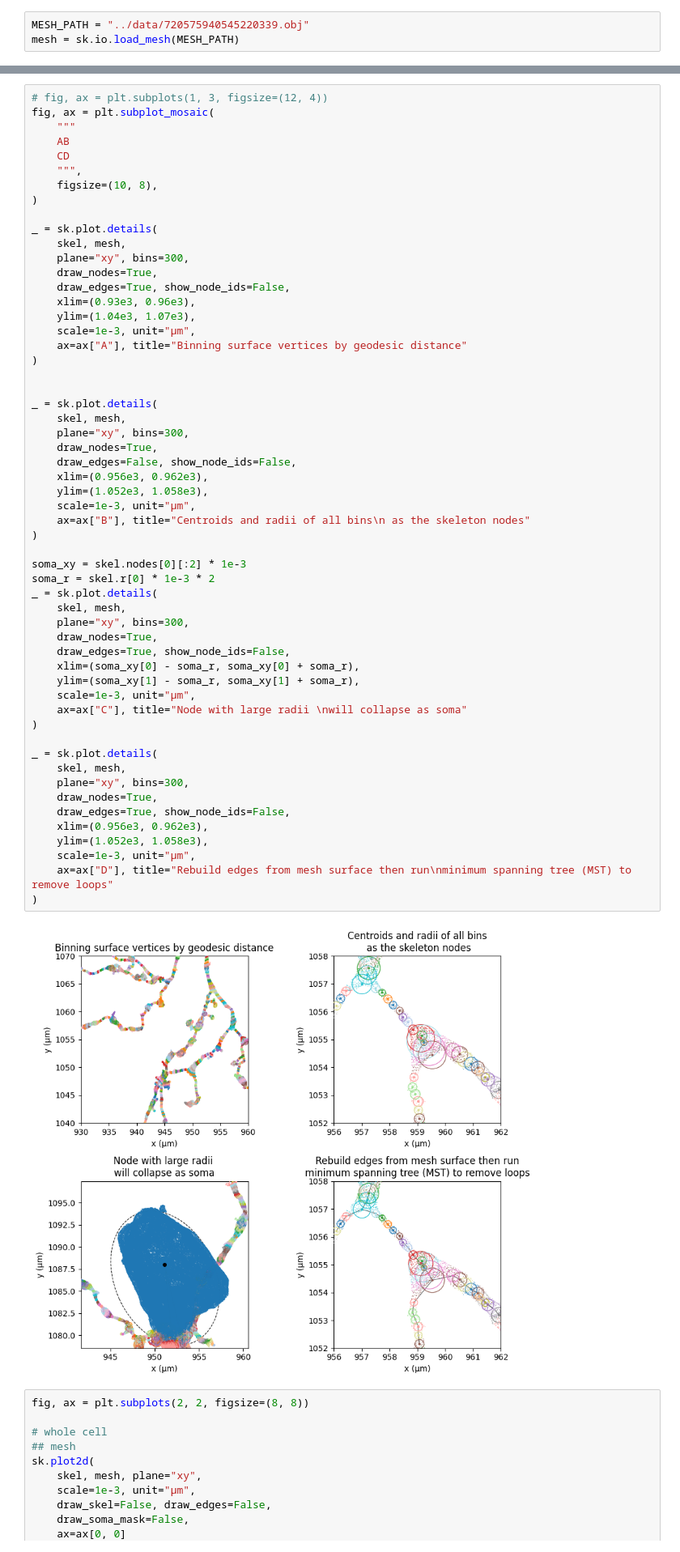
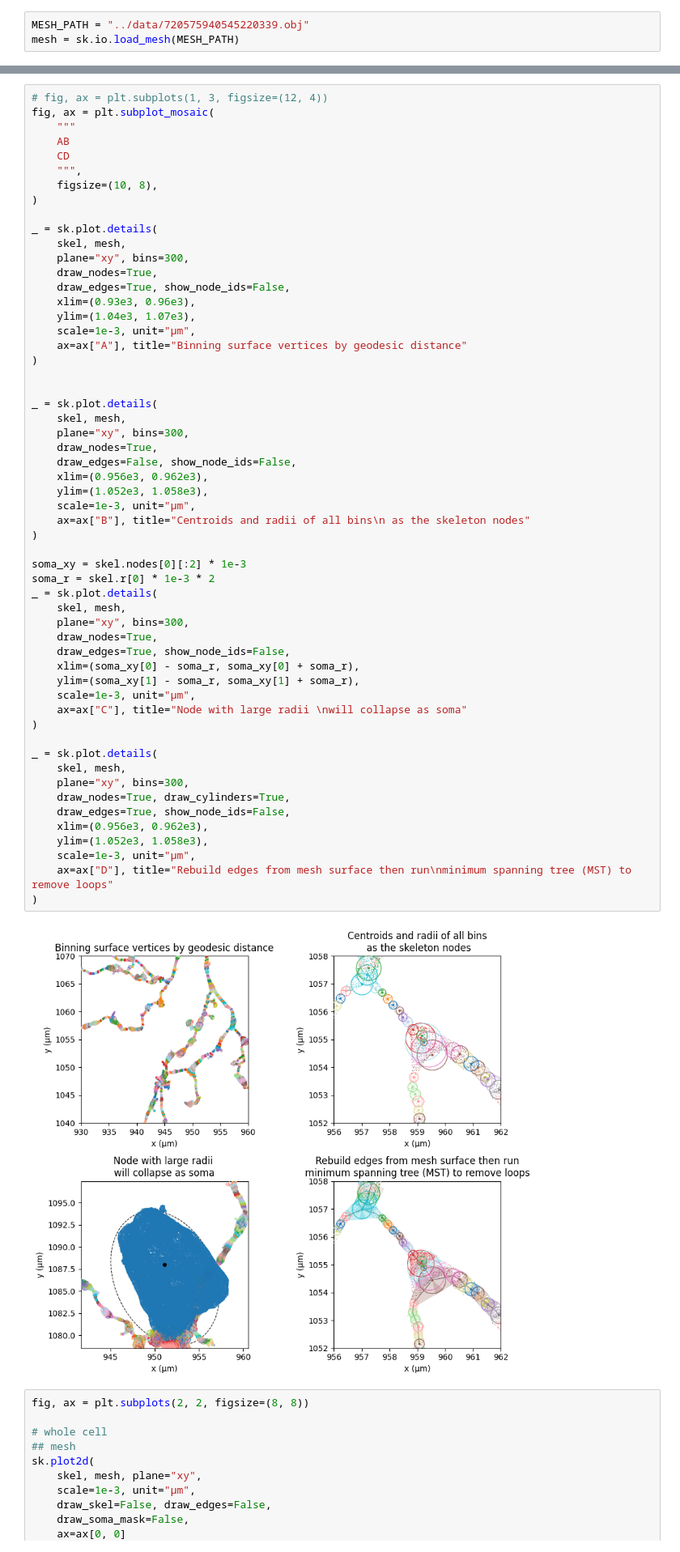
Before and after one commit to berenslab/skeliner, a Jupyter notebook: notebooks/method.tour.ipynb, the cells around one changed output, grey strips where cells are left out. Shown at 81% size. Saved outputs shown, nothing was run; the diff lists cells and outputs as text.

```diff
--- a/notebooks/method.tour.ipynb
+++ b/notebooks/method.tour.ipynb
@@ -61,35 +61,35 @@ _ = sk.plot.details(
     draw_edges=False, show_node_ids=False,
     xlim=(0.956e3, 0.962e3),
     ylim=(1.052e3, 1.058e3),
     scale=1e-3, unit="µm",
     ax=ax["B"], title="Centroids and radii of all bins\n as the skeleton nodes"
 )
 
 soma_xy = skel.nodes[0][:2] * 1e-3
 soma_r = skel.r[0] * 1e-3 * 2
 _ = sk.plot.details(
     skel, mesh,
     plane="xy", bins=300,
     draw_nodes=True,
     draw_edges=True, show_node_ids=False,
     xlim=(soma_xy[0] - soma_r, soma_xy[0] + soma_r),
     ylim=(soma_xy[1] - soma_r, soma_xy[1] + soma_r),
     scale=1e-3, unit="µm",
     ax=ax["C"], title="Node with large radii \nwill collapse as soma"
 )
 
 _ = sk.plot.details(
     skel, mesh,
     plane="xy", bins=300,
-    draw_nodes=True,
+    draw_nodes=True, draw_cylinders=True,
     draw_edges=True, show_node_ids=False,
     xlim=(0.956e3, 0.962e3),
     ylim=(1.052e3, 1.058e3),
     scale=1e-3, unit="µm",
     ax=ax["D"], title="Rebuild edges from mesh surface then run\nminimum spanning tree (MST) to remove loops"
 )
 # %% [output]
-[figure, old version]
+[figure, new version]
 # %%
 fig, ax = plt.subplots(2, 2, figsize=(8, 8))
 
```
Also changed, not shown: parts of 2 cells of this notebook, 4 other files.
